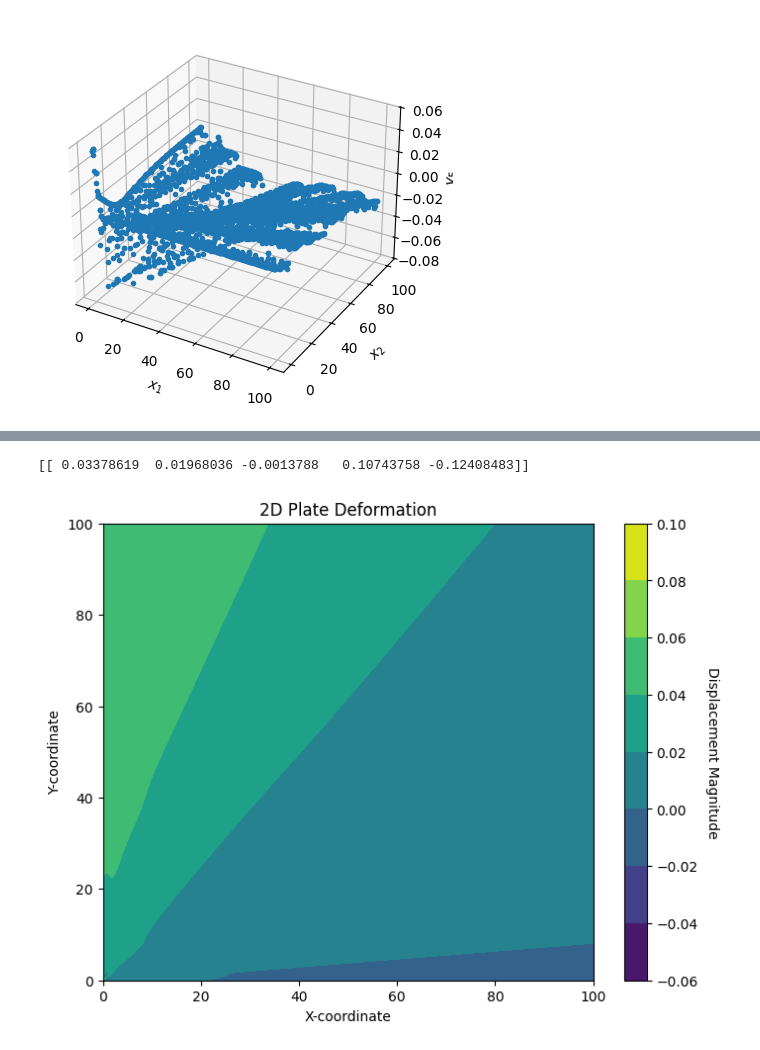
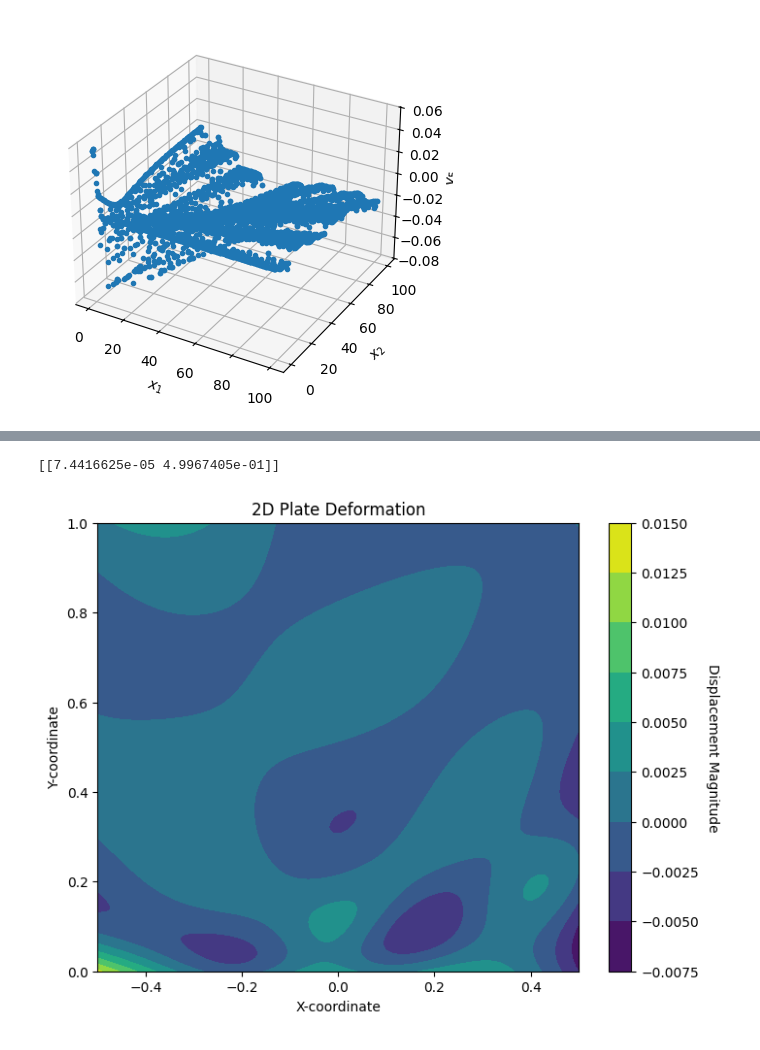
Before and after one commit to Daniel19993099/PINN_testing, a Jupyter notebook: PINN_0.3.1.ipynb, the cells around one changed output, grey strips where cells are left out. Saved outputs shown, nothing was run; the diff lists cells and outputs as text; code cells hidden in the pictures.

```diff
--- a/PINN_0.3.1.ipynb
+++ b/PINN_0.3.1.ipynb
@@ -1133,8 +1212,8 @@ Saving test data to c:\Users\yesda\Tiedostot\PINN_testing\test.dat ...
 # %%
-Test = model.predict([[0,0]])
+Test = model.predict([[0,1]])
 print(Test)
 # %% [output]
-[[ 0.03378619  0.01968036 -0.0013788   0.10743758 -0.12408483]]
+[[7.4416625e-05 4.9967405e-01]]
 # %%
 import numpy as np
 import matplotlib.pyplot as plt
@@ -1143,7 +1222,7 @@ import matplotlib.pyplot as plt
 # Now you can generate test points in the geometry and evaluate the solution
 
 # Generate a grid of points in the geometry (replace this with your actual grid)
-x_test = np.linspace(0, L, 3000)  # x-coordinates
+x_test = np.linspace(-L/2, L/2, 3000)  # x-coordinates
 y_test = np.linspace(0, L, 3000)  # y-coordinates
 x_grid, y_grid = np.meshgrid(x_test, y_test)  # Create a mesh grid
 
@@ -1155,32 +1234,32 @@ u_pred = model.predict(test_points)
 
 # Extract the x and y displacements from the predictions
 u_x_pred = u_pred[:, 0].reshape(x_grid.shape)
 u_y_pred = u_pred[:, 1].reshape(y_grid.shape)
 
 # Compute the magnitude of the deformation at each point
-deformation_magnitude =  u_y_pred
+deformation_magnitude =  u_x_pred
 
 # Plotting the 2D deformation with magnitude
 
 # Create the figure and axis
 plt.figure(figsize=(8, 6))
 
 # Plot the displacement magnitude as a contour plot
 contour = plt.contourf(x_grid, y_grid, deformation_magnitude, cmap='viridis')
 
 # Add a color bar to show the magnitude of displacement
 cbar = plt.colorbar(contour)
 cbar.set_label('Displacement Magnitude', rotation=270, labelpad=15)
 
 # Overlay a quiver plot for displacement vectors
 #plt.quiver(x_grid, y_grid, u_x_pred, u_y_pred, color='red', scale=1e-2, headwidth=3)
 
 # Add labels and title
 plt.xlabel('X-coordinate')
 plt.ylabel('Y-coordinate')
 plt.title('2D Plate Deformation')
 
 # Show the plot
 plt.show()
 # %% [output]
-[figure, old version]
+[figure, new version]
```
Also changed, not shown: parts of 1 cell of this notebook, 4 other files.
